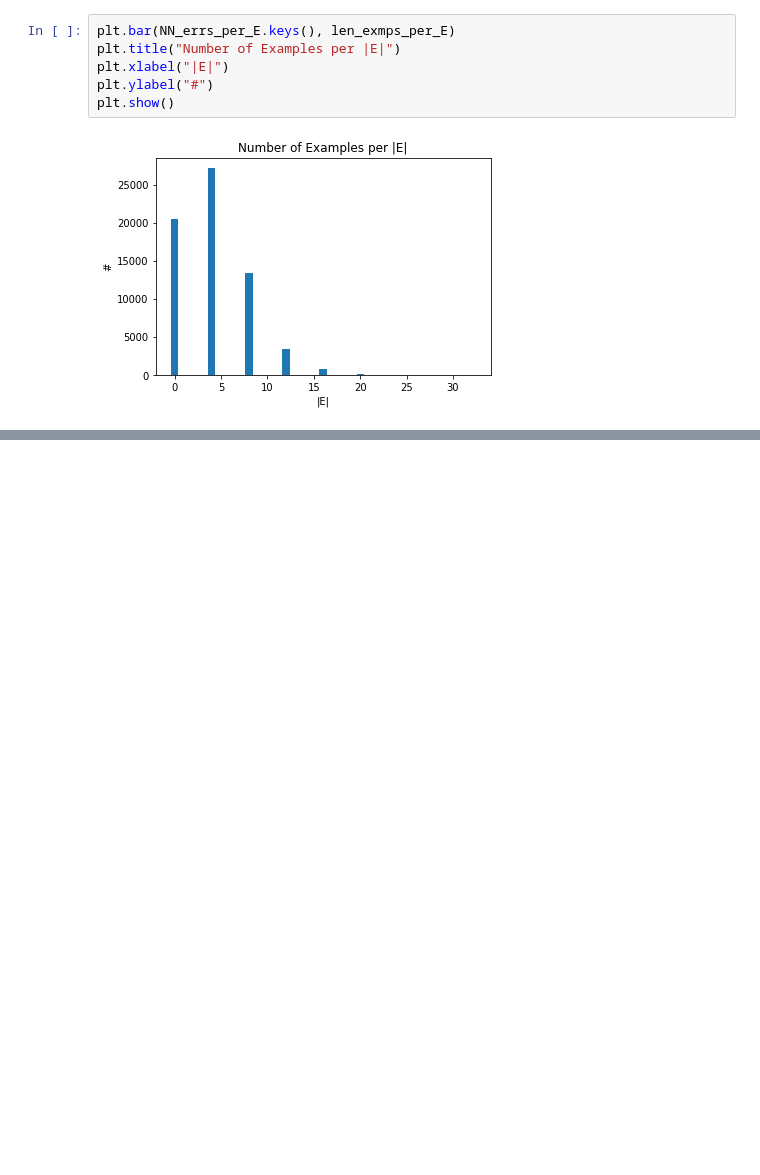
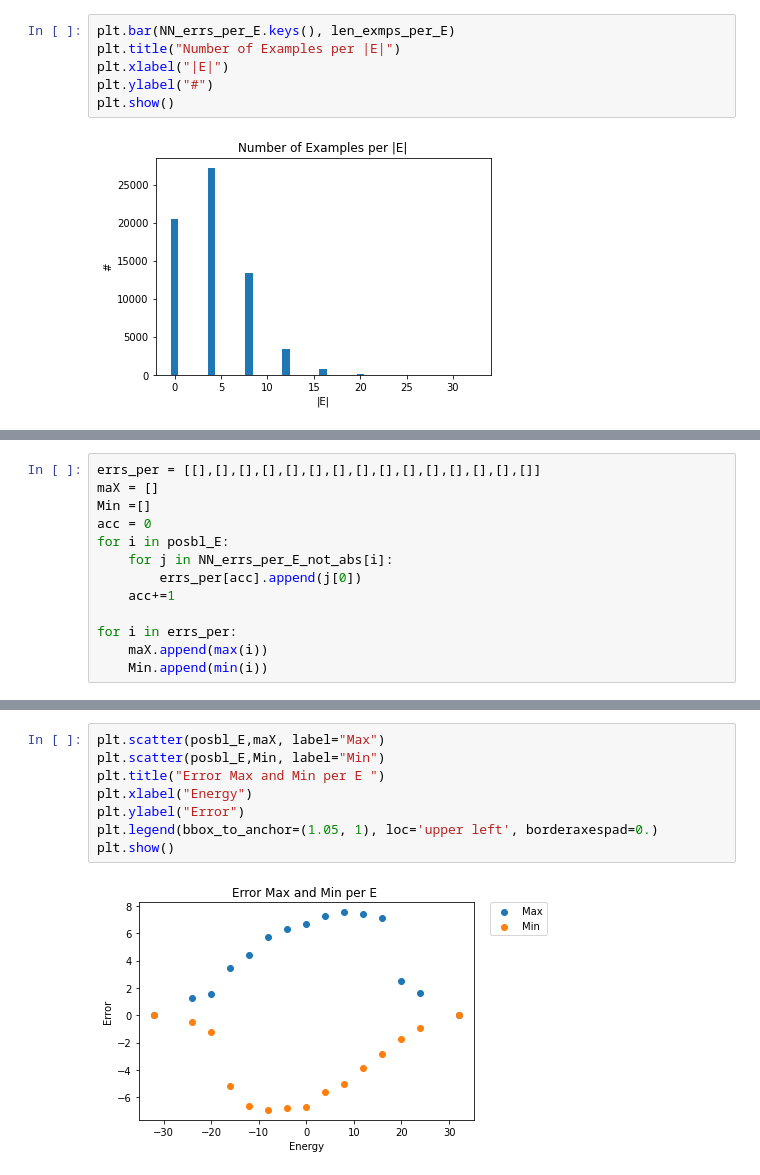
Before and after one commit to VLonghand/IsingModelPractice, a Jupyter notebook: Plots_and_funcs/RFR_NN_comparison.ipynb, the cells around one changed output, grey strips where cells are left out. Cells and saved outputs as stored; diff of their text form; blank space fills up the shorter version.

```diff
--- a/Plots_and_funcs/RFR_NN_comparison.ipynb
+++ b/Plots_and_funcs/RFR_NN_comparison.ipynb
@@ -110,0 +155,13 @@ plt.show()
+# %%
+errs_per = [[],[],[],[],[],[],[],[],[],[],[],[],[],[],[]]
+maX = []
+Min =[]
+acc = 0
+for i in posbl_E:
+    for j in NN_errs_per_E_not_abs[i]:
+        errs_per[acc].append(j[0])
+    acc+=1
+
+for i in errs_per:
+    maX.append(max(i))
+    Min.append(min(i))
@@ -110,0 +203,10 @@ plt.show()
+# %%
+plt.scatter(posbl_E,maX, label="Max")
+plt.scatter(posbl_E,Min, label="Min")
+plt.title("Error Max and Min per E ")
+plt.xlabel("Energy")
+plt.ylabel("Error")
+plt.legend(bbox_to_anchor=(1.05, 1), loc='upper left', borderaxespad=0.)
+plt.show()
+# %% [output]
+[figure, added]
```
Also changed, not shown: parts of 11 cells of this notebook.
